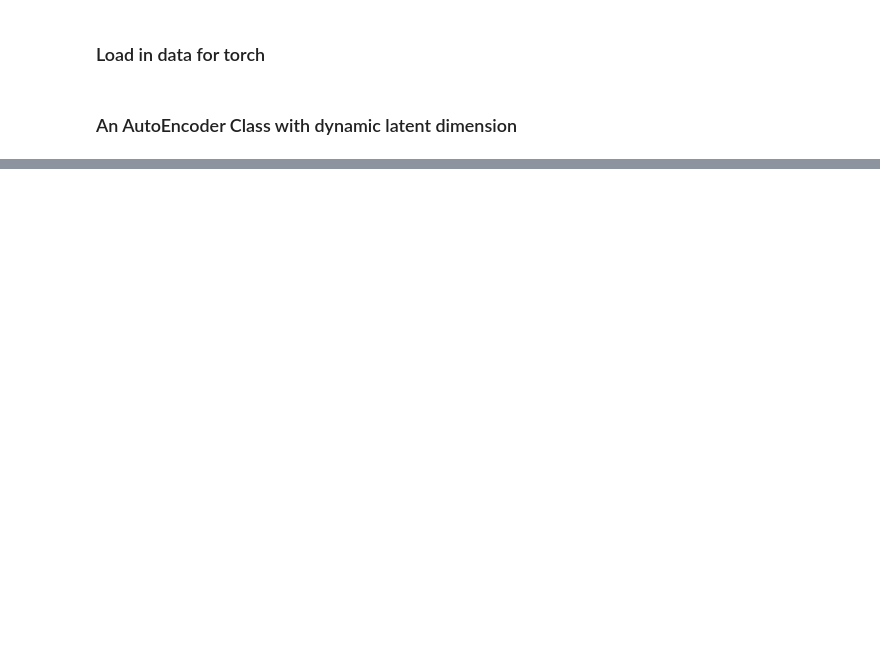
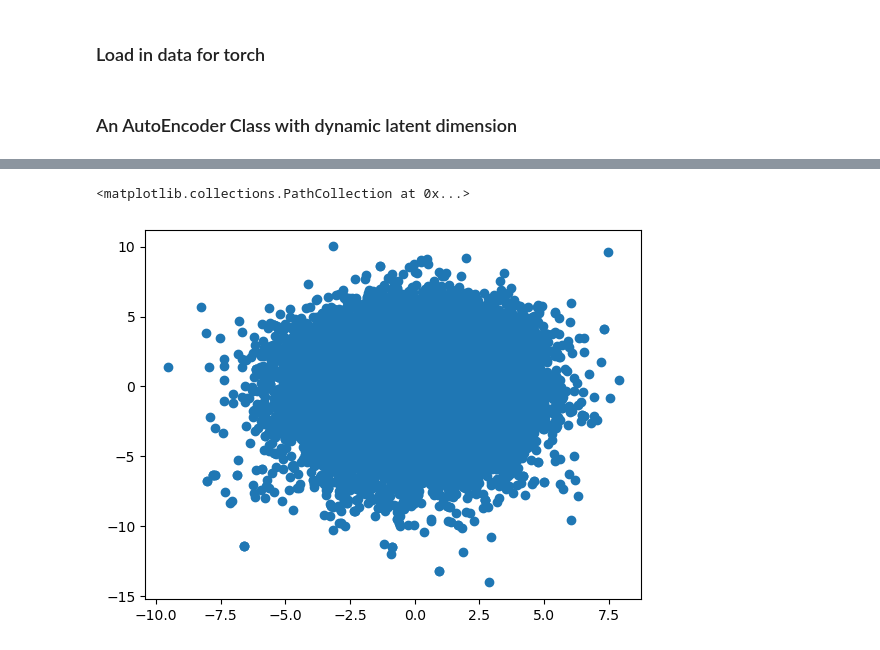
Before and after one commit to cloud-seeding/fire-regimes, a Jupyter notebook: notebooks/AE.ipynb, the cells around one changed output, grey strips where cells are left out. Cells and saved outputs as stored; diff of their text form; code cells hidden in the pictures; blank space fills up the shorter version.

```diff
--- a/notebooks/AE.ipynb
+++ b/notebooks/AE.ipynb
@@ -107,0 +166,5 @@ np.save('latent.npy',l)
+# %%
+plt.scatter(l[:,2],l[:,12])
+# %% [output]
+<matplotlib.collections.PathCollection at 0x...>
+[figure, added]
```
Also changed, not shown: parts of 18 cells of this notebook, 3 other files.
